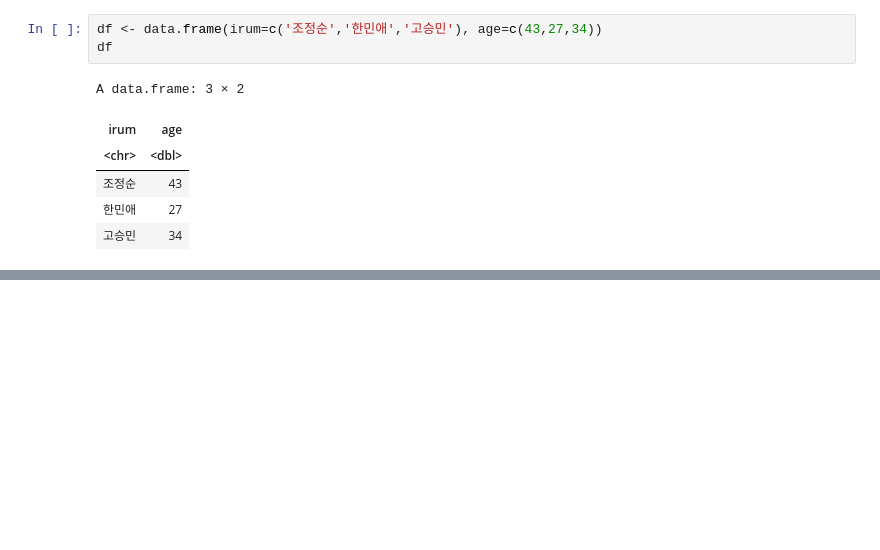
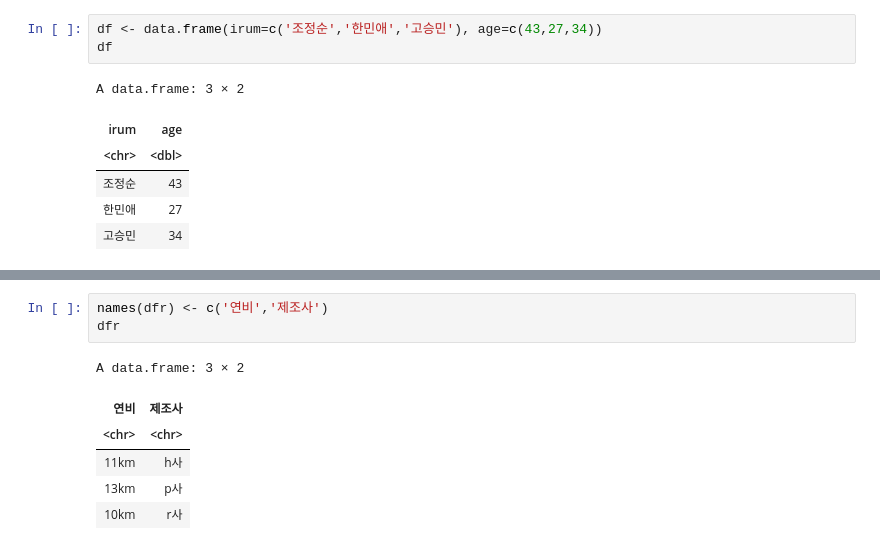
Before and after one commit to yoonyoung27/public_big_data_analysis, a Jupyter notebook: R.ipynb, the cells around one changed output, grey strips where cells are left out. Drawn from its saved outputs; the diff is of its cells as text; blank space fills up the shorter version.

```diff
--- a/R.ipynb
+++ b/R.ipynb
@@ -513,0 +545,10 @@ A data.frame: 3 × 2
+# %%
+names(dfr) <- c('연비','제조사')
+dfr
+# %% [output]
+A data.frame: 3 × 2
+| 연비 | 제조사 |
+| <chr> | <chr> |
+| 11km | h사 |
+| 13km | p사 |
+| 10km | r사 |
```
Also changed, not shown: parts of 4 cells of this notebook.
